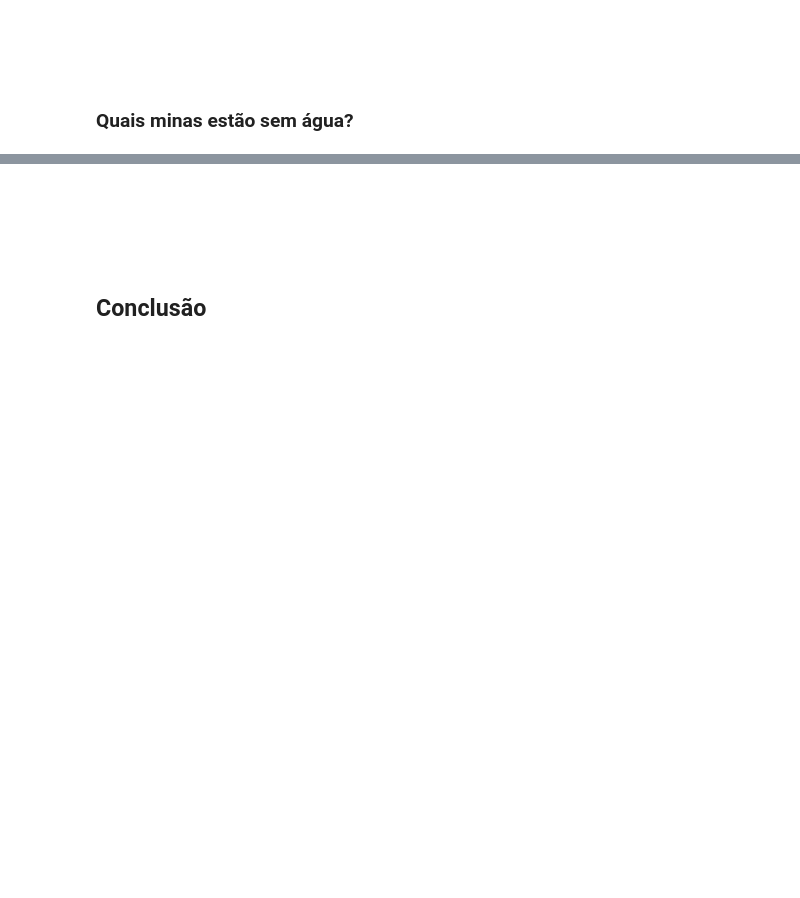
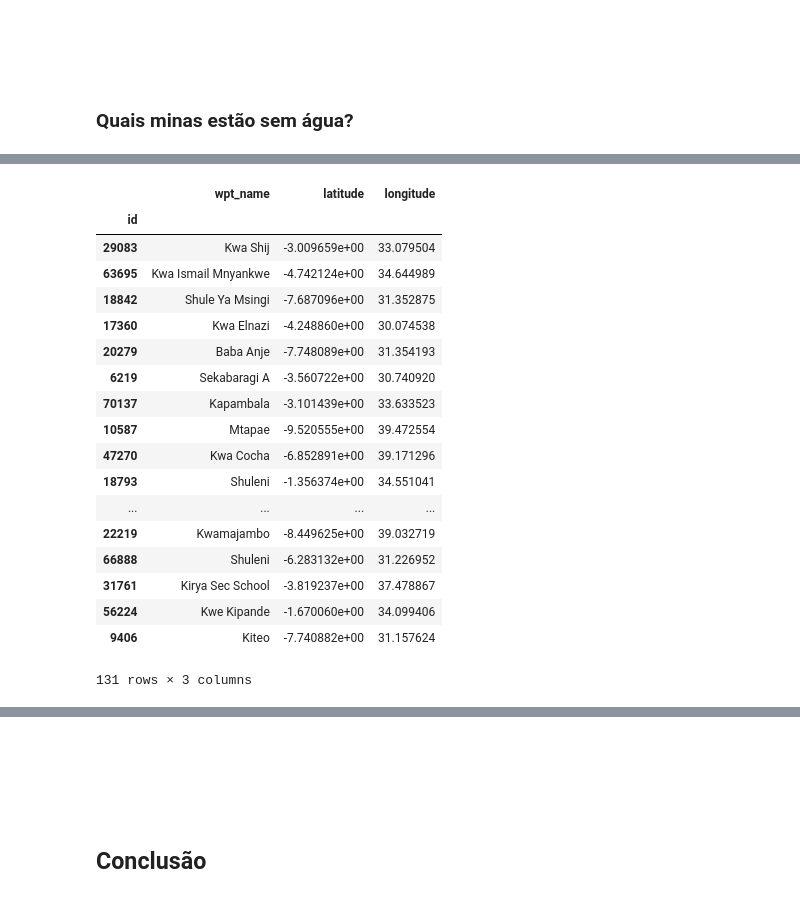
Before and after one commit to azabraao/IA-avaliacao-01, a Jupyter notebook: water-table.ipynb, the cells around one changed output, grey strips where cells are left out. Saved outputs shown, nothing was run; the diff lists cells and outputs as text; code cells hidden in the pictures; blank space fills up the shorter version.

```diff
--- a/water-table.ipynb
+++ b/water-table.ipynb
@@ -43,0 +71,24 @@ data = pd.read_csv("pumpit.csv", index_col=0)
+# %%
+# Nome e localização:
+
+enoughWater[unknownQuality][["wpt_name","latitude","longitude"]]
+# %% [output]
+|  | wpt_name | latitude | longitude |
+| id |  |  |  |
+| 29083 | Kwa Shij | -3.009659e+00 | 33.079504 |
+| 63695 | Kwa Ismail Mnyankwe | -4.742124e+00 | 34.644989 |
+| 18842 | Shule Ya Msingi | -7.687096e+00 | 31.352875 |
+| 17360 | Kwa Elnazi | -4.248860e+00 | 30.074538 |
+| 20279 | Baba Anje | -7.748089e+00 | 31.354193 |
+| 6219 | Sekabaragi A | -3.560722e+00 | 30.740920 |
+| 70137 | Kapambala | -3.101439e+00 | 33.633523 |
+| 10587 | Mtapae | -9.520555e+00 | 39.472554 |
+| 47270 | Kwa Cocha | -6.852891e+00 | 39.171296 |
+| 18793 | Shuleni | -1.356374e+00 | 34.551041 |
+| ... | ... | ... | ... |
+| 22219 | Kwamajambo | -8.449625e+00 | 39.032719 |
+| 66888 | Shuleni | -6.283132e+00 | 31.226952 |
+| 31761 | Kirya Sec School | -3.819237e+00 | 37.478867 |
+| 56224 | Kwe Kipande | -1.670060e+00 | 34.099406 |
+| 9406 | Kiteo | -7.740882e+00 | 31.157624 |
+131 rows × 3 columns
```
Also changed, not shown: parts of 17 cells of this notebook.
